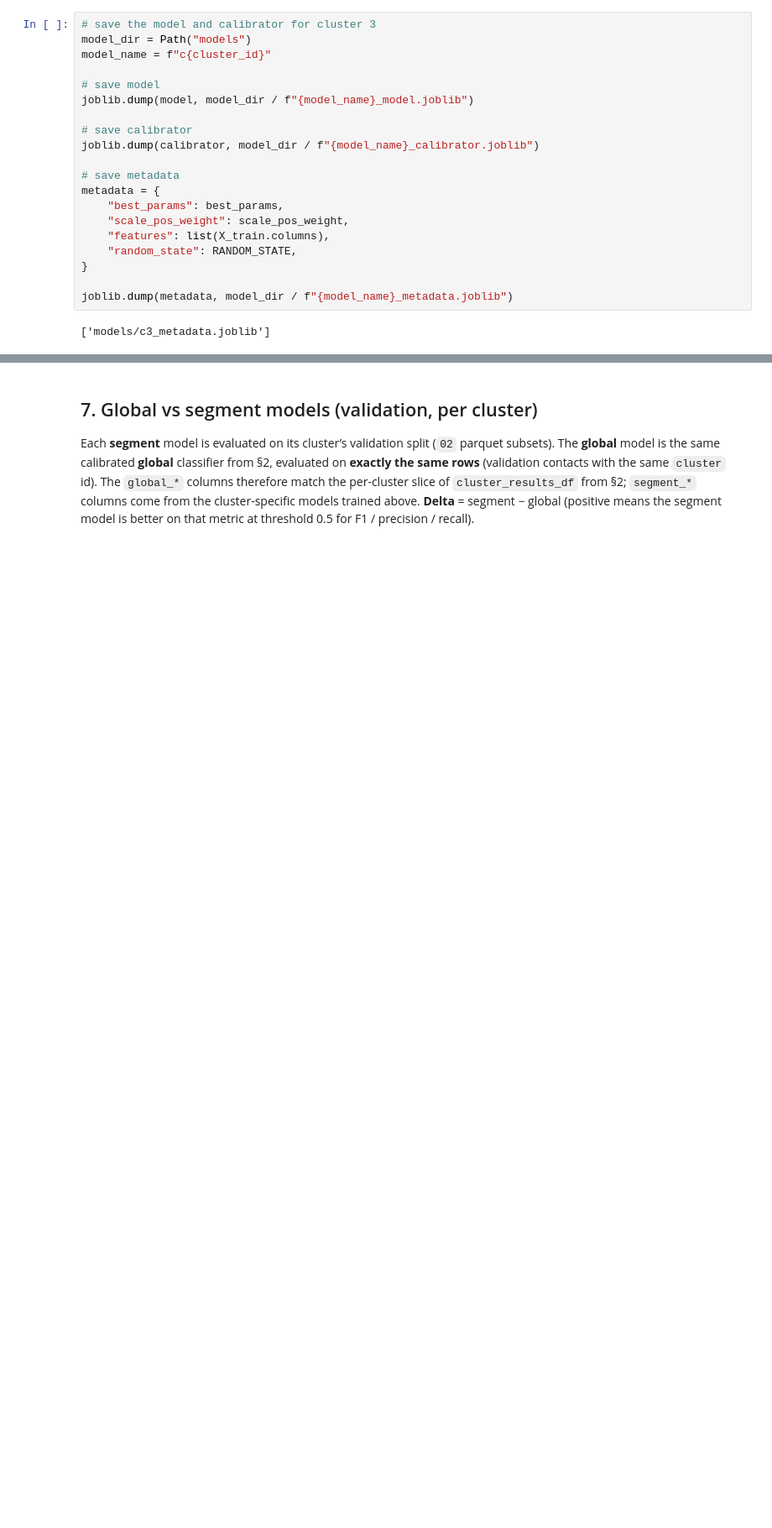
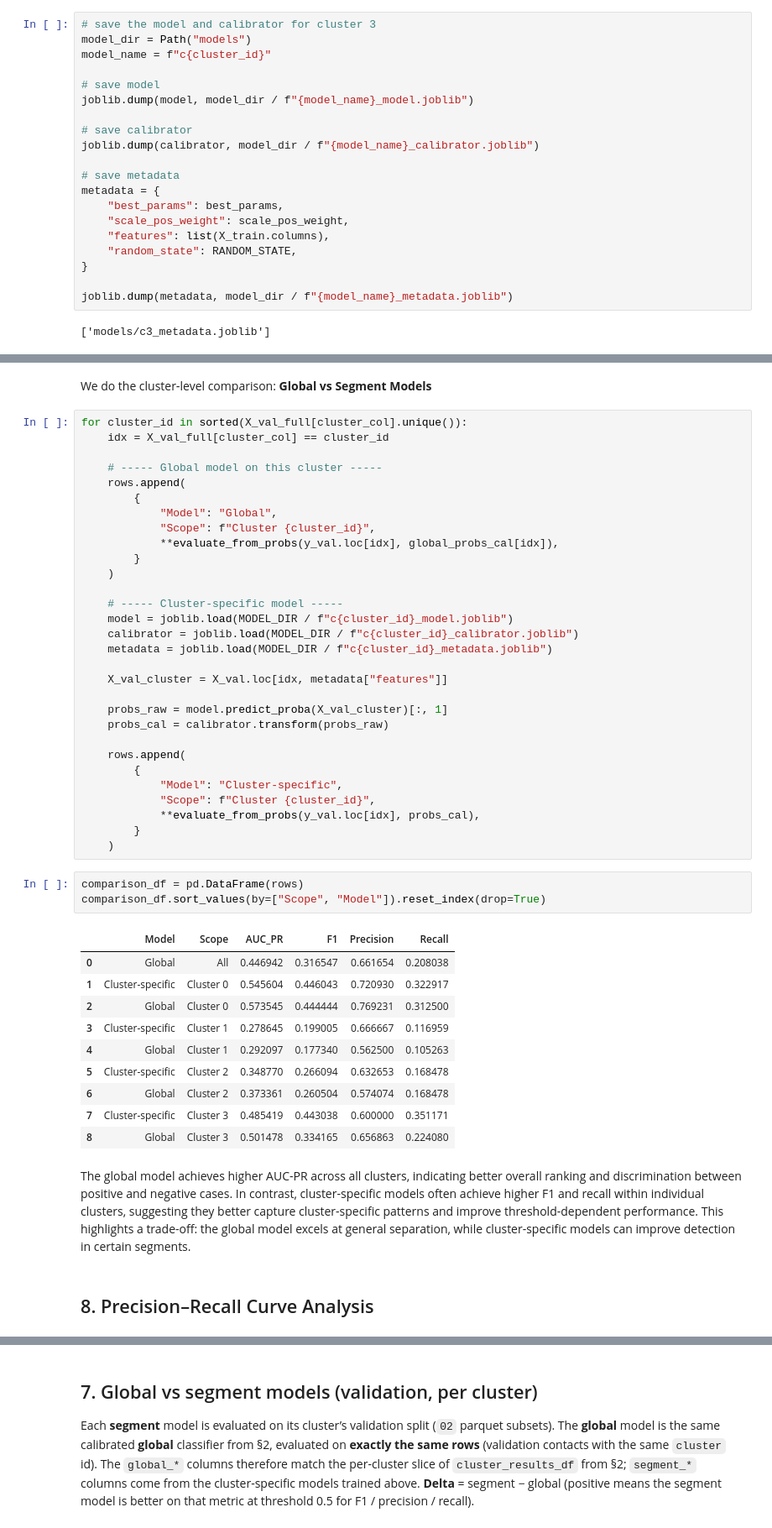
Before and after one commit to tonantzin-real/IDS_705_final_project, a Jupyter notebook: 03_training.ipynb, the cells around one changed output, grey strips where cells are left out. Shown at 84% size. Saved outputs shown, nothing was run; the diff lists cells and outputs as text; blank space fills up the shorter version.

```diff
--- a/03_training.ipynb
+++ b/03_training.ipynb
@@ -1053,0 +1101,50 @@ joblib.dump(metadata, model_dir / f"{model_name}_metadata.joblib")
+# %% [markdown]
+We do the cluster‑level comparison: **Global vs Segment Models**
+# %%
+for cluster_id in sorted(X_val_full[cluster_col].unique()):
+    idx = X_val_full[cluster_col] == cluster_id
+
+    # ----- Global model on this cluster -----
+    rows.append(
+        {
+            "Model": "Global",
+            "Scope": f"Cluster {cluster_id}",
+            **evaluate_from_probs(y_val.loc[idx], global_probs_cal[idx]),
+        }
+    )
+
+    # ----- Cluster-specific model -----
+    model = joblib.load(MODEL_DIR / f"c{cluster_id}_model.joblib")
+    calibrator = joblib.load(MODEL_DIR / f"c{cluster_id}_calibrator.joblib")
+    metadata = joblib.load(MODEL_DIR / f"c{cluster_id}_metadata.joblib")
+
+    X_val_cluster = X_val.loc[idx, metadata["features"]]
+
+    probs_raw = model.predict_proba(X_val_cluster)[:, 1]
+    probs_cal = calibrator.transform(probs_raw)
+
+    rows.append(
+        {
+            "Model": "Cluster-specific",
+            "Scope": f"Cluster {cluster_id}",
+            **evaluate_from_probs(y_val.loc[idx], probs_cal),
+        }
+    )
+# %%
+comparison_df = pd.DataFrame(rows)
+comparison_df.sort_values(by=["Scope", "Model"]).reset_index(drop=True)
+# %% [output]
+|  | Model | Scope | AUC_PR | F1 | Precision | Recall |
+| 0 | Global | All | 0.446942 | 0.316547 | 0.661654 | 0.208038 |
+| 1 | Cluster-specific | Cluster 0 | 0.545604 | 0.446043 | 0.720930 | 0.322917 |
+| 2 | Global | Cluster 0 | 0.573545 | 0.444444 | 0.769231 | 0.312500 |
+| 3 | Cluster-specific | Cluster 1 | 0.278645 | 0.199005 | 0.666667 | 0.116959 |
+| 4 | Global | Cluster 1 | 0.292097 | 0.177340 | 0.562500 | 0.105263 |
+| 5 | Cluster-specific | Cluster 2 | 0.348770 | 0.266094 | 0.632653 | 0.168478 |
+| 6 | Global | Cluster 2 | 0.373361 | 0.260504 | 0.574074 | 0.168478 |
+| 7 | Cluster-specific | Cluster 3 | 0.485419 | 0.443038 | 0.600000 | 0.351171 |
+| 8 | Global | Cluster 3 | 0.501478 | 0.334165 | 0.656863 | 0.224080 |
+# %% [markdown]
+The global model achieves higher AUC-PR across all clusters, indicating better overall ranking and discrimination between positive and negative cases. In contrast, cluster-specific models often achieve higher F1 and recall within individual clusters, suggesting they better capture cluster-specific patterns and improve threshold-dependent performance. This highlights a trade-off: the global model excels at general separation, while cluster-specific models can improve detection in certain segments.
+# %% [markdown]
+## 8. Precision–Recall Curve Analysis
```
Also changed, not shown: parts of 21 cells of this notebook, 2 other files.
